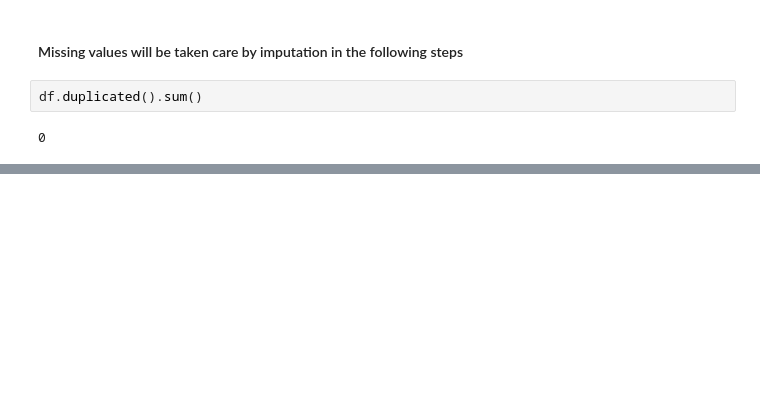
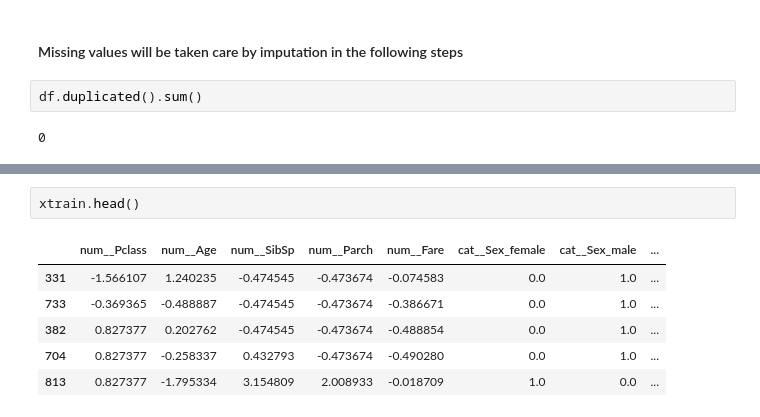
Before and after one commit to DeepikaJ08/CodSoft, a Jupyter notebook: DataScience-Task1/TitanicSurvivalPred.ipynb, the cells around one changed output, grey strips where cells are left out. Cells and saved outputs as stored; diff of their text form; blank space fills up the shorter version.

```diff
--- a/DataScience-Task1/TitanicSurvivalPred.ipynb
+++ b/DataScience-Task1/TitanicSurvivalPred.ipynb
@@ -59,0 +148,9 @@ df.duplicated().sum()
+# %%
+xtrain.head()
+# %% [output]
+|  | num__Pclass | num__Age | num__SibSp | num__Parch | num__Fare | cat__Sex_female | cat__Sex_male | ... |
+| 331 | -1.566107 | 1.240235 | -0.474545 | -0.473674 | -0.074583 | 0.0 | 1.0 | ... |
+| 733 | -0.369365 | -0.488887 | -0.474545 | -0.473674 | -0.386671 | 0.0 | 1.0 | ... |
+| 382 | 0.827377 | 0.202762 | -0.474545 | -0.473674 | -0.488854 | 0.0 | 1.0 | ... |
+| 704 | 0.827377 | -0.258337 | 0.432793 | -0.473674 | -0.490280 | 0.0 | 1.0 | ... |
+| 813 | 0.827377 | -1.795334 | 3.154809 | 2.008933 | -0.018709 | 1.0 | 0.0 | ... |
```
Also changed, not shown: parts of 57 cells of this notebook.
